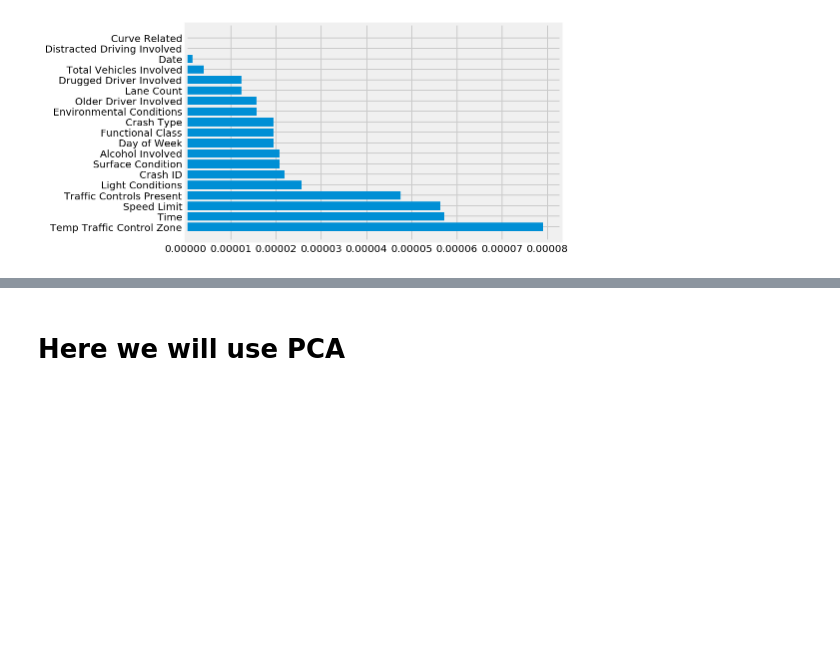
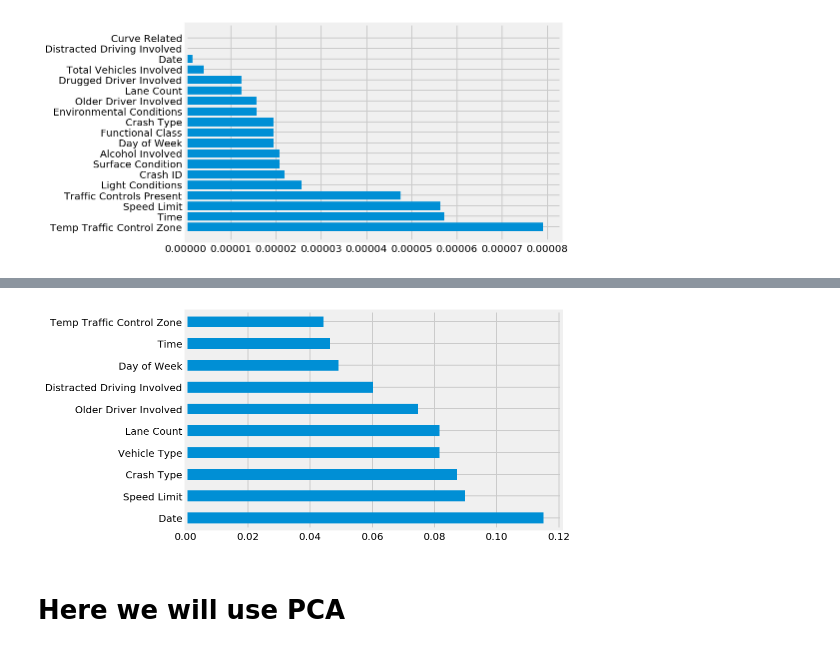
Before and after one commit to iRaM-sAgOr/road_accident, a Jupyter notebook: Using_SVM_&PCA.ipynb, the cells around one changed output, grey strips where cells are left out. Saved outputs shown, nothing was run; the diff lists cells and outputs as text; code cells hidden in the pictures; blank space fills up the shorter version.

```diff
--- a/Using_SVM_&PCA.ipynb
+++ b/Using_SVM_&PCA.ipynb
@@ -205,0 +226,19 @@ f_importances(abs(linear_classifier.coef_[2]), features,top=-1)
+# %%
+from mlxtend.feature_selection import SequentialFeatureSelector as SFS
+from sklearn.neighbors import KNeighborsClassifier
+svc =SVC(kernel='linear',C=1)
+knn = KNeighborsClassifier(n_neighbors=5)
+sfs1 = SFS(svc,
+           k_features=10,#best 3 features
+           forward=True,
+           floating=False,
+           verbose=2,
+           scoring='accuracy',
+           cv=0)
+
+feature_names = ('Date','Day of Week','Time','Lane Count','Crash Type','Functional Class','Speed Limit','Environmental Conditions',
+ 'Light Conditions','Surface Condition','Total Vehicles Involved','Curve Related','Alcohol Involved','Distracted Driving Involved',
+ 'Drugged Driver Involved','Older Driver Involved','Temp Traffic Control Zone','Traffic Controls Present','Vehicle Type')
+sfs1 = sfs1.fit(X,y, custom_feature_names=feature_names)
+#Via the subsets_ attribute, we can take a look at the selected feature indices at each step:
+sfs1.subsets_
@@ -205,0 +379,5 @@ f_importances(abs(linear_classifier.coef_[2]), features,top=-1)
+# %%
+from sklearn.ensemble import ExtraTreesClassifier
+import matplotlib.pyplot as plt
+model = ExtraTreesClassifier()
+model.fit(X,y)
@@ -206,3 +392,11 @@ f_importances(abs(linear_classifier.coef_[2]), features,top=-1)
+# %%
+#plot graph of feature importances for better visualization
+import pandas as pd
+feat_importances = pd.Series(model.feature_importances_, index=feature_names)
+feat_importances.nlargest(10).plot(kind='barh')
+plt.show()
+# %% [output]
+[figure, added]
 # %% [markdown]
 # Here we will use PCA
 # %%
```
Also changed, not shown: parts of 6 cells of this notebook, 1 other file.
